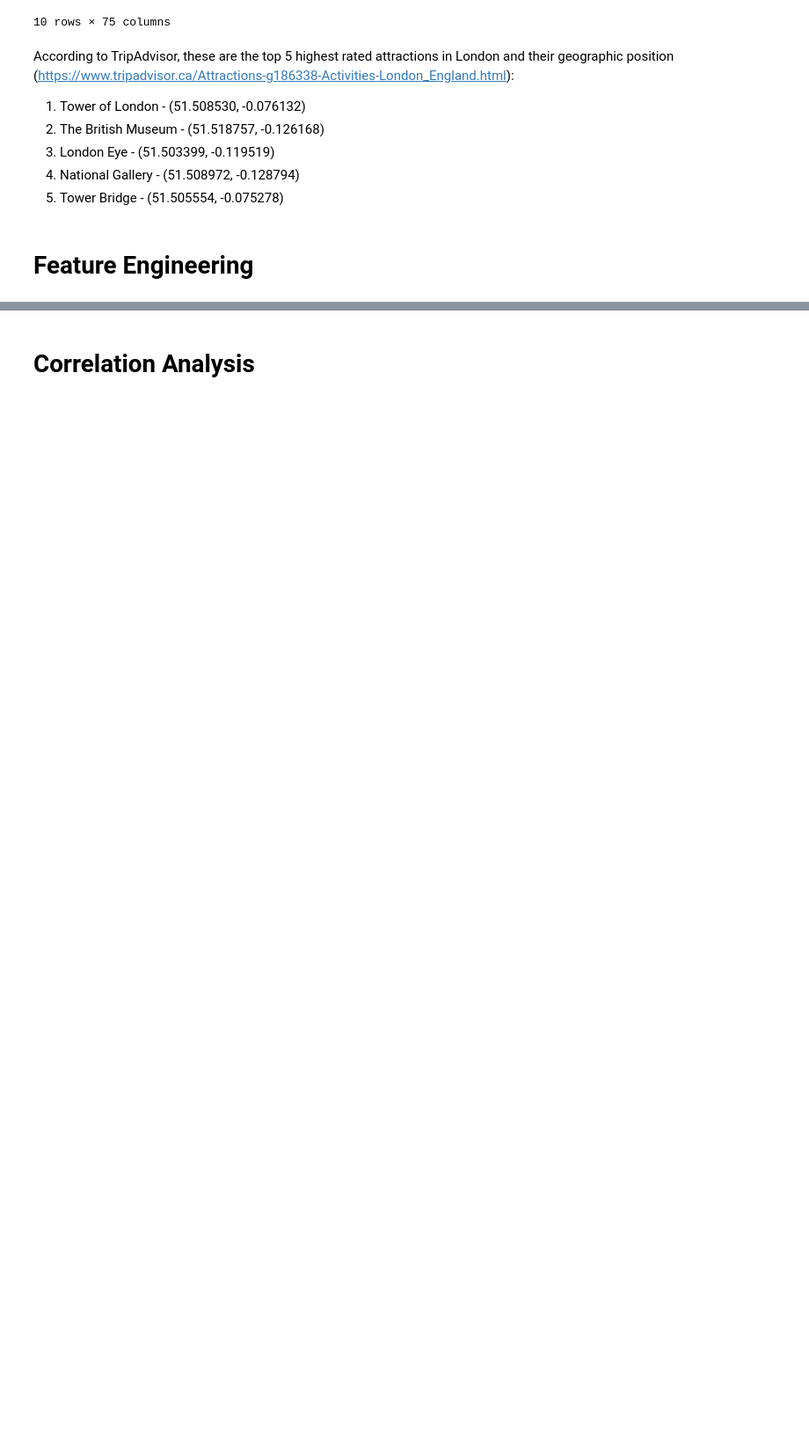
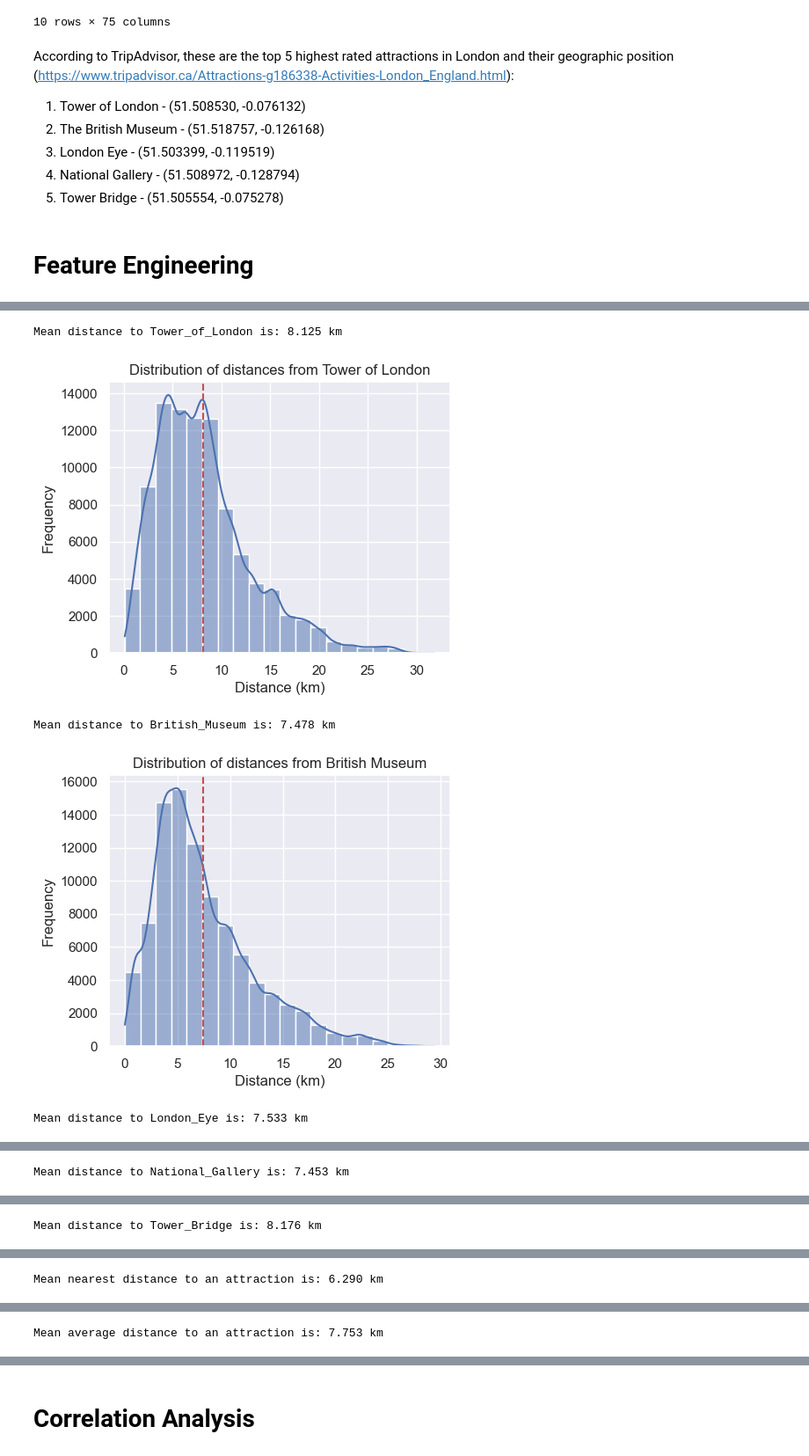
Before and after one commit to 18txm/inside-airbnb-vacancies, a Jupyter notebook: rq3.ipynb, the cells around one changed output, grey strips where cells are left out. Shown: that part at 88% size. Cells and saved outputs as stored; diff of their text form; code cells hidden in the pictures; blank space fills up the shorter version.

```diff
--- a/rq3.ipynb
+++ b/rq3.ipynb
@@ -92,0 +123,48 @@ Mean distance to Tower_Bridge is: 8.176 km
+# %%
+# Look at the distributions of each of the new features
+
+# Distribution of <Attraction_Name>_Distance
+for attract_name, _ in attract_coords:
+    plt.figure(figsize=(5, 4))
+    sns.histplot(listings[attract_name + '_Distance'], bins=20, kde=True)
+    # Calculate mean distance
+    mean_distance = listings[attract_name + '_Distance'].mean()
+    print("Mean distance to {} is: {:.3f} km".format(attract_name, mean_distance))
+    # Add mean as vertical line
+    plt.axvline(mean_distance, color='r', linestyle='--', label=f'Mean: {mean_distance:.2f} km')
+    plt.title(f'Distribution of distances from {attract_name.replace("_", " ")}')
+    plt.xlabel('Distance (km)')
+    plt.ylabel('Frequency')
+    plt.show()
+
+# Distribution of Nearest_Attraction_Distance
+plt.figure(figsize=(5, 4))
+sns.histplot(listings['Nearest_Attraction_Distance'], bins=20, kde=True)
+# Calculate mean distance
+mean_distance = listings['Nearest_Attraction_Distance'].mean()
+print("Mean nearest distance to an attraction is: {:.3f} km".format(mean_distance))
+# Add mean as vertical line
+plt.axvline(mean_distance, color='r', linestyle='--', label=f'Mean: {mean_distance:.2f} km')
+plt.title(f'Distribution of Nearest_Attraction_Distance')
+plt.xlabel('Distance (km)')
+plt.ylabel('Frequency')
+plt.show()
+
+# Distribution of Average_Attraction_Distance
+plt.figure(figsize=(5, 4))
+sns.histplot(listings['Avg_Attraction_Distance'], bins=20, kde=True)
+# Calculate mean distance
+mean_distance = listings['Avg_Attraction_Distance'].mean()
+print("Mean average distance to an attraction is: {:.3f} km".format(mean_distance))
+# Add mean as vertical line
+plt.axvline(mean_distance, color='r', linestyle='--', label=f'Mean: {mean_distance:.2f} km')
+plt.title(f'Distribution of Avg_Attraction_Distance')
+plt.xlabel('Distance (km)')
+plt.ylabel('Frequency')
+plt.show()
+# %% [output]
+Mean distance to Tower_of_London is: 8.125 km
+[figure, added]
+Mean distance to British_Museum is: 7.478 km
+[figure, added]
+Mean distance to London_Eye is: 7.533 km
@@ -92,0 +172 @@ Mean distance to Tower_Bridge is: 8.176 km
+Mean distance to National_Gallery is: 7.453 km
@@ -92,0 +174 @@ Mean distance to Tower_Bridge is: 8.176 km
+Mean distance to Tower_Bridge is: 8.176 km
@@ -92,0 +176 @@ Mean distance to Tower_Bridge is: 8.176 km
+Mean nearest distance to an attraction is: 6.290 km
@@ -92,0 +178 @@ Mean distance to Tower_Bridge is: 8.176 km
+Mean average distance to an attraction is: 7.753 km
```
Also changed, not shown: parts of 6 cells of this notebook.
